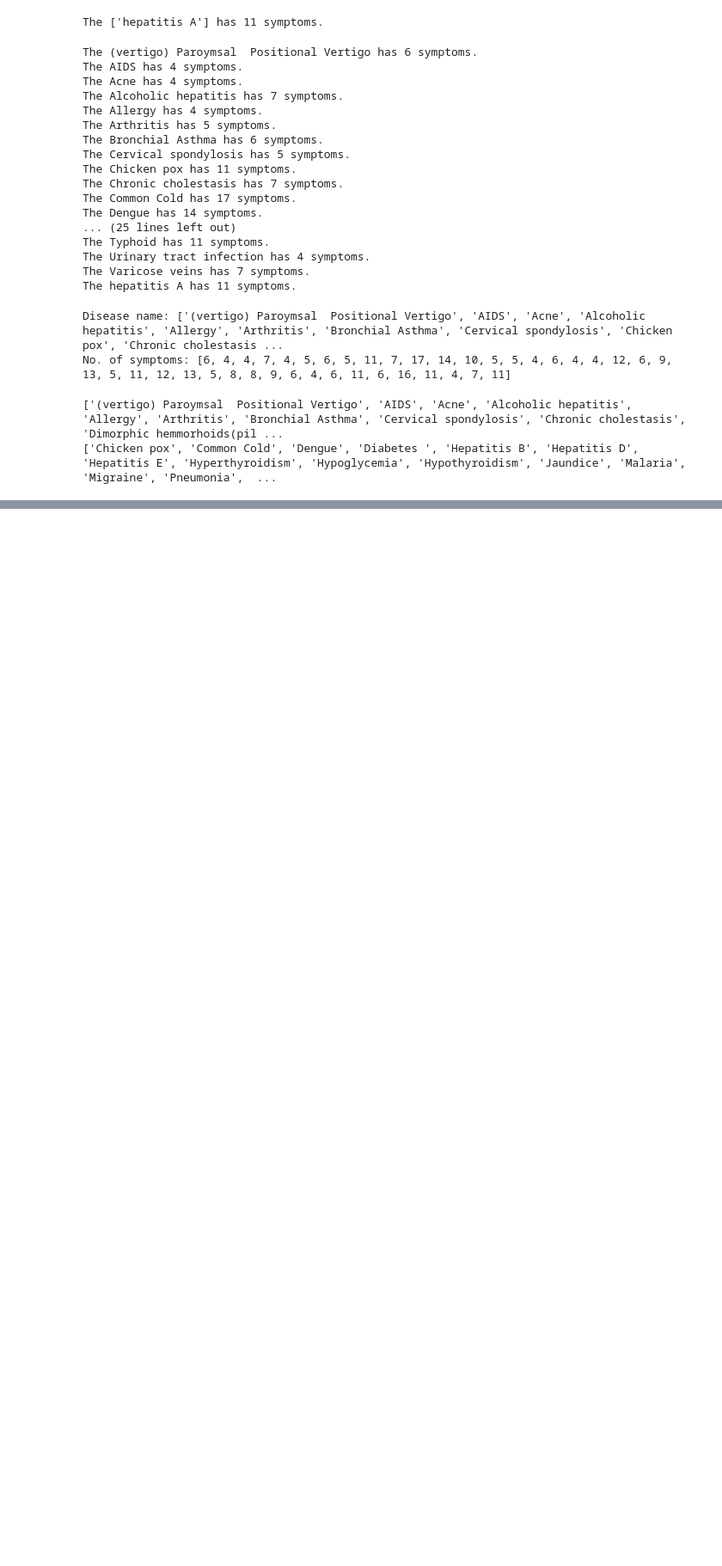
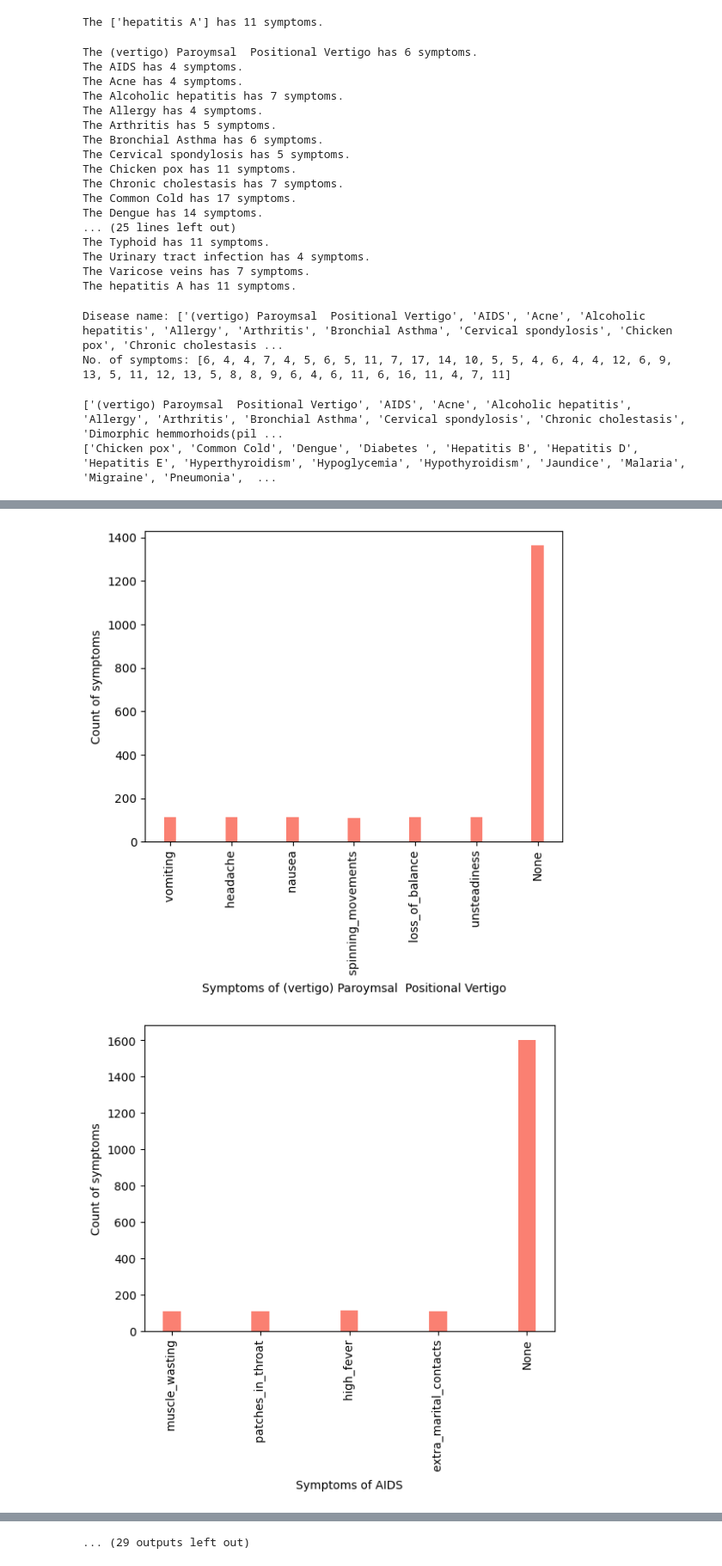
Before and after one commit to ABHIGYA-RAI/Disease-and-their-symptoms, a Jupyter notebook: Symptoms.ipynb, the cells around one changed output, grey strips where cells are left out. Shown at 86% size. Saved outputs shown, nothing was run; the diff lists cells and outputs as text; code cells hidden in the pictures; blank space fills up the shorter version.

Commit message:
Data analysis of the symptoms

```diff
--- a/Symptoms.ipynb
+++ b/Symptoms.ipynb
@@ -3,7 +3,7 @@
 # %%
 #Import the dataset
 import pandas as pd
-data_set = pd.read_csv('/content/DiseaseAndSymptoms (1).csv')
+data_set = pd.read_csv('/content/DiseaseAndSymptoms.csv')
 print(data_set)
 # %% [output]
                                       Disease             Symptom_1  \
@@ -378,0 +436,8 @@ print(maximum_symptoms)
+# %%
+for name,dataframe in data_set.groupby('Disease'):
+  dataframe = dataframe.iloc[:,1:18]
+  dataframe = dataframe.fillna('None')
+  arr = dataframe.to_numpy().flatten()
+  series = pd.Series(arr)
+  count = Counter(series)
+  print(count)
@@ -378,0 +462,27 @@ print(maximum_symptoms)
+# %%
+from collections import Counter
+import matplotlib.pyplot as plt
+count_list = [ ]
+label_list = [ ]
+for name,dataframe in data_set.groupby('Disease'):
+  dataframe = dataframe.iloc[:,1:18]
+  dataframe = dataframe.fillna('None')
+  arr = dataframe.to_numpy().flatten()
+  series = pd.Series(arr)
+  dictionary = Counter(series)
+  #The label and count should be extracted from the dictionary
+  #And be appended in the list above
+  label_list = list(dictionary.keys())
+  count_list = list(dictionary.values())
+  plt.xlabel(f"Symptoms of {name}")
+  plt.ylabel('Count of symptoms')
+  length = len(label_list)
+  position = range(length)
+  height = count_list
+  width = 0.2
+  plt.bar(position,height,width,color='salmon')
+  plt.xticks(position,labels=label_list,rotation=90)
+  plt.show()
+# %% [output]
+[figure, added]
+[figure, added]
@@ -378,0 +499 @@ print(maximum_symptoms)
+... (29 outputs left out)
```
Also changed, not shown: parts of 4 cells of this notebook.
